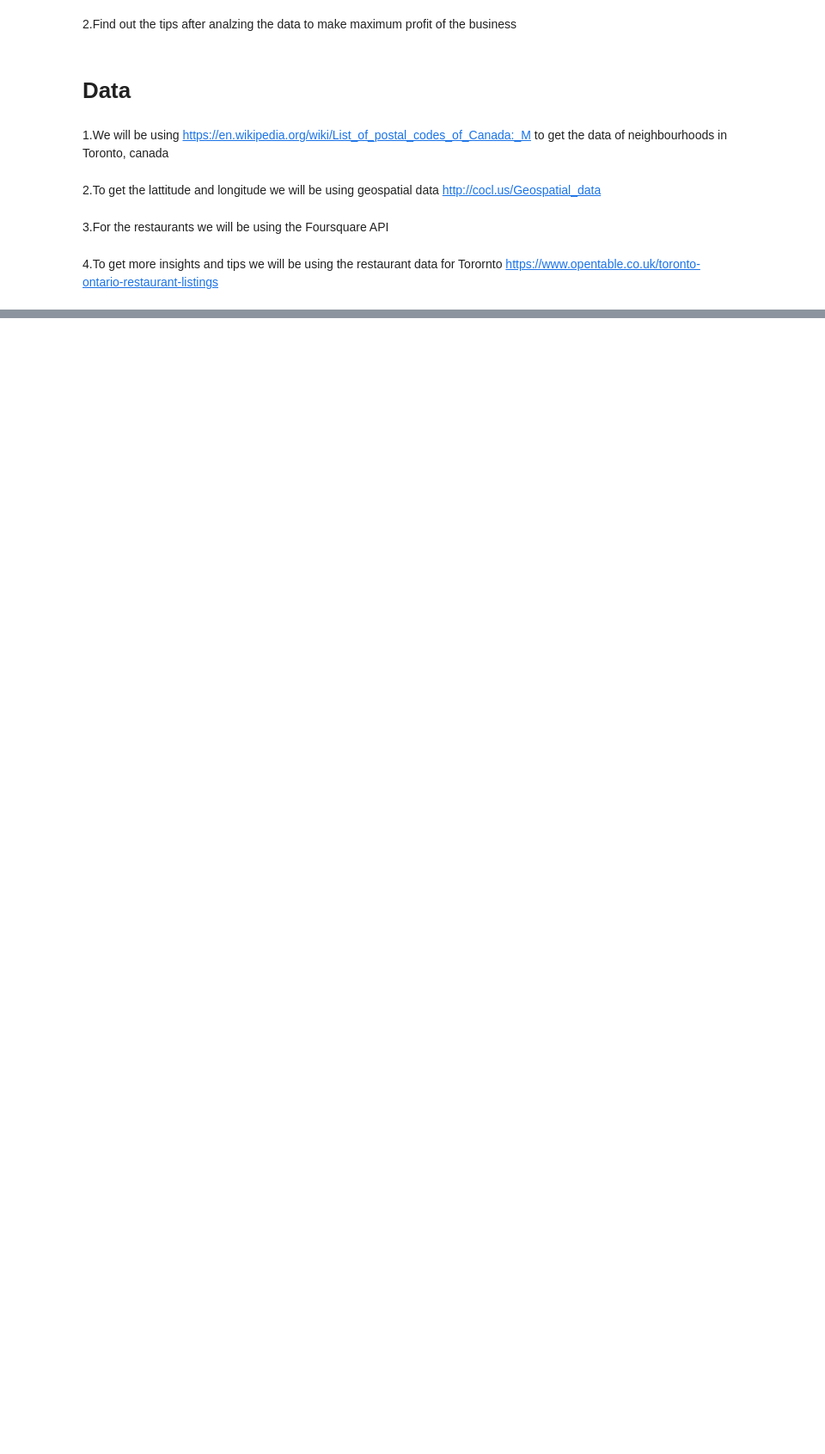
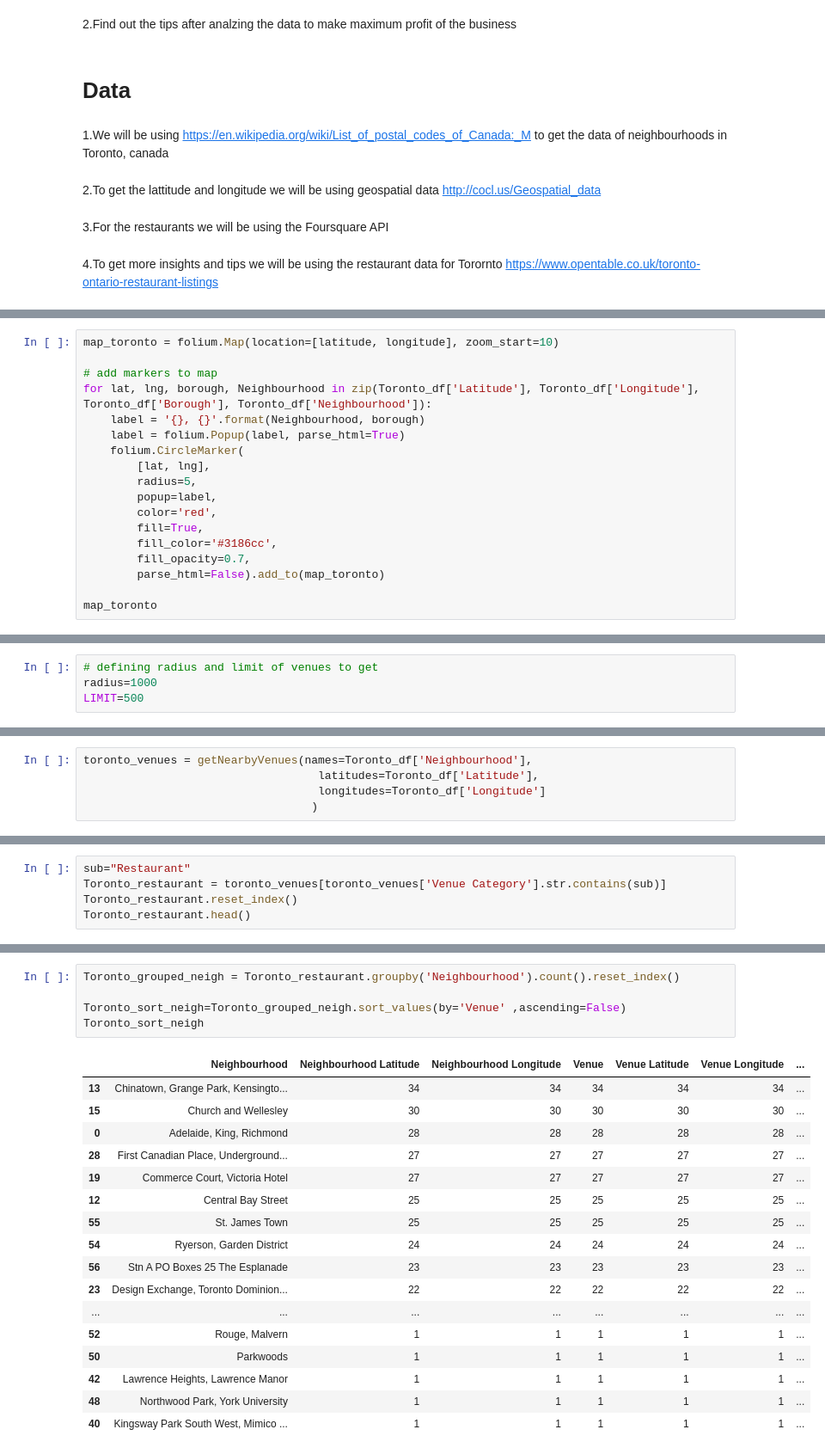
Before and after one commit to iamSimi/Capstone-project, a Jupyter notebook: Capstone project.ipynb, the cells around one changed output, grey strips where cells are left out. Shown: that part at 86% size. Cells and saved outputs as stored; diff of their text form; blank space fills up the shorter version.

```diff
--- a/Capstone project.ipynb
+++ b/Capstone project.ipynb
@@ -29,0 +203,18 @@ he says!!
+# %%
+map_toronto = folium.Map(location=[latitude, longitude], zoom_start=10)
+
+# add markers to map
+for lat, lng, borough, Neighbourhood in zip(Toronto_df['Latitude'], Toronto_df['Longitude'], Toronto_df['Borough'], Toronto_df['Neighbourhood']):
+    label = '{}, {}'.format(Neighbourhood, borough)
+    label = folium.Popup(label, parse_html=True)
+    folium.CircleMarker(
+        [lat, lng],
+        radius=5,
+        popup=label,
+        color='red',
+        fill=True,
+        fill_color='#3186cc',
+        fill_opacity=0.7,
+        parse_html=False).add_to(map_toronto)
+
+map_toronto
@@ -29,0 +233,4 @@ he says!!
+# %%
+# defining radius and limit of venues to get
+radius=1000
+LIMIT=500
@@ -29,0 +278,5 @@ he says!!
+# %%
+toronto_venues = getNearbyVenues(names=Toronto_df['Neighbourhood'],
+                                   latitudes=Toronto_df['Latitude'],
+                                   longitudes=Toronto_df['Longitude']
+                                  )
@@ -29,0 +317,5 @@ he says!!
+# %%
+sub="Restaurant"
+Toronto_restaurant = toronto_venues[toronto_venues['Venue Category'].str.contains(sub)]
+Toronto_restaurant.reset_index()
+Toronto_restaurant.head()
@@ -29,0 +329,23 @@ he says!!
+# %%
+Toronto_grouped_neigh = Toronto_restaurant.groupby('Neighbourhood').count().reset_index()
+
+Toronto_sort_neigh=Toronto_grouped_neigh.sort_values(by='Venue' ,ascending=False)
+Toronto_sort_neigh
+# %% [output]
+|  | Neighbourhood | Neighbourhood Latitude | Neighbourhood Longitude | Venue | Venue Latitude | Venue Longitude | ... |
+| 13 | Chinatown, Grange Park, Kensingto... | 34 | 34 | 34 | 34 | 34 | ... |
+| 15 | Church and Wellesley | 30 | 30 | 30 | 30 | 30 | ... |
+| 0 | Adelaide, King, Richmond | 28 | 28 | 28 | 28 | 28 | ... |
+| 28 | First Canadian Place, Underground... | 27 | 27 | 27 | 27 | 27 | ... |
+| 19 | Commerce Court, Victoria Hotel | 27 | 27 | 27 | 27 | 27 | ... |
+| 12 | Central Bay Street | 25 | 25 | 25 | 25 | 25 | ... |
+| 55 | St. James Town | 25 | 25 | 25 | 25 | 25 | ... |
+| 54 | Ryerson, Garden District | 24 | 24 | 24 | 24 | 24 | ... |
+| 56 | Stn A PO Boxes 25 The Esplanade | 23 | 23 | 23 | 23 | 23 | ... |
+| 23 | Design Exchange, Toronto Dominion... | 22 | 22 | 22 | 22 | 22 | ... |
+| ... | ... | ... | ... | ... | ... | ... | ... |
+| 52 | Rouge, Malvern | 1 | 1 | 1 | 1 | 1 | ... |
+| 50 | Parkwoods | 1 | 1 | 1 | 1 | 1 | ... |
+| 42 | Lawrence Heights, Lawrence Manor | 1 | 1 | 1 | 1 | 1 | ... |
+| 48 | Northwood Park, York University | 1 | 1 | 1 | 1 | 1 | ... |
+| 40 | Kingsway Park South West, Mimico ... | 1 | 1 | 1 | 1 | 1 | ... |
```
Also changed, not shown: parts of 51 cells of this notebook.
